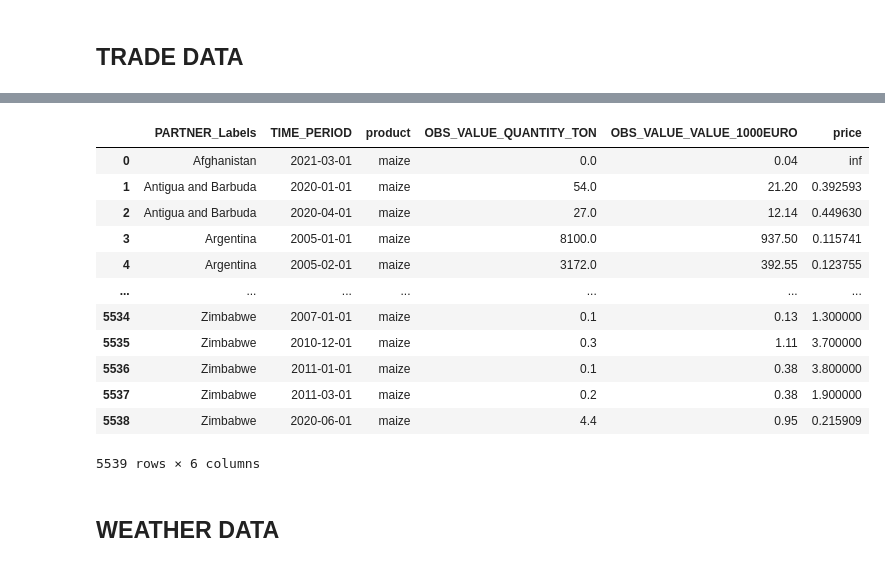
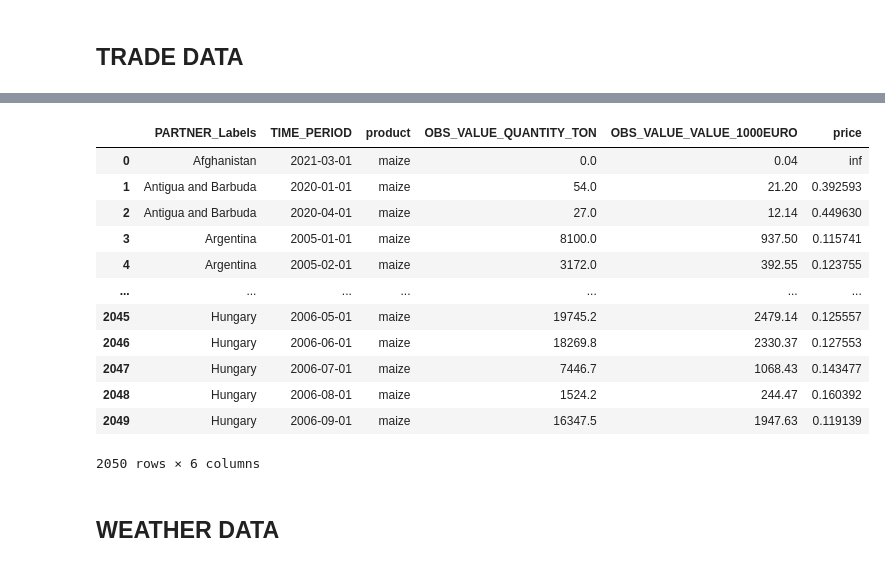
Before and after one commit to Gogonemnem/erasmus-university-rotterdam-assignments, a Jupyter notebook: code/notebooks/Bas/MAIZE - Data cleaning - full dataframe.ipynb, the cells around one changed output, grey strips where cells are left out. Drawn from its saved outputs; the diff is of its cells as text; code cells hidden in the pictures.

```diff
--- a/code/notebooks/Bas/MAIZE - Data cleaning - full dataframe.ipynb
+++ b/code/notebooks/Bas/MAIZE - Data cleaning - full dataframe.ipynb
@@ -66,19 +103,19 @@ df_maize['product'] = 'maize'
 # %%
-df_maize
+df_maize.head(2050)
 # %% [output]
 |  | PARTNER_Labels | TIME_PERIOD | product | OBS_VALUE_QUANTITY_TON | OBS_VALUE_VALUE_1000EURO | price |
 | 0 | Afghanistan | 2021-03-01 | maize | 0.0 | 0.04 | inf |
 | 1 | Antigua and Barbuda | 2020-01-01 | maize | 54.0 | 21.20 | 0.392593 |
 | 2 | Antigua and Barbuda | 2020-04-01 | maize | 27.0 | 12.14 | 0.449630 |
 | 3 | Argentina | 2005-01-01 | maize | 8100.0 | 937.50 | 0.115741 |
 | 4 | Argentina | 2005-02-01 | maize | 3172.0 | 392.55 | 0.123755 |
 | ... | ... | ... | ... | ... | ... | ... |
-| 5534 | Zimbabwe | 2007-01-01 | maize | 0.1 | 0.13 | 1.300000 |
-| 5535 | Zimbabwe | 2010-12-01 | maize | 0.3 | 1.11 | 3.700000 |
-| 5536 | Zimbabwe | 2011-01-01 | maize | 0.1 | 0.38 | 3.800000 |
-| 5537 | Zimbabwe | 2011-03-01 | maize | 0.2 | 0.38 | 1.900000 |
-| 5538 | Zimbabwe | 2020-06-01 | maize | 4.4 | 0.95 | 0.215909 |
+| 2045 | Hungary | 2006-05-01 | maize | 19745.2 | 2479.14 | 0.125557 |
+| 2046 | Hungary | 2006-06-01 | maize | 18269.8 | 2330.37 | 0.127553 |
+| 2047 | Hungary | 2006-07-01 | maize | 7446.7 | 1068.43 | 0.143477 |
+| 2048 | Hungary | 2006-08-01 | maize | 1524.2 | 244.47 | 0.160392 |
+| 2049 | Hungary | 2006-09-01 | maize | 16347.5 | 1947.63 | 0.119139 |
-5539 rows × 6 columns
+2050 rows × 6 columns
 # %% [markdown]
 ## WEATHER DATA
 # %%
```
Also changed, not shown: parts of 61 cells of this notebook, 25 other files.
